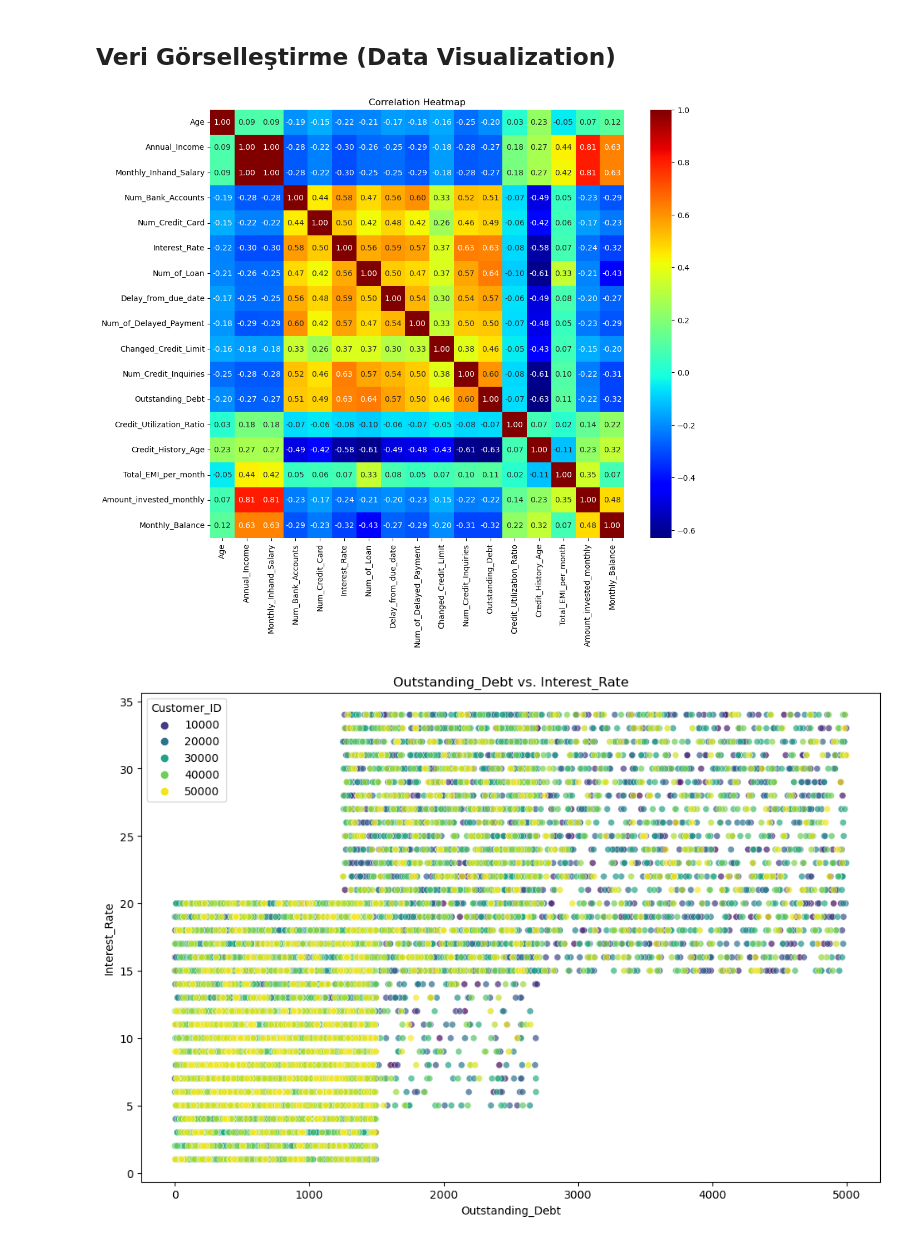
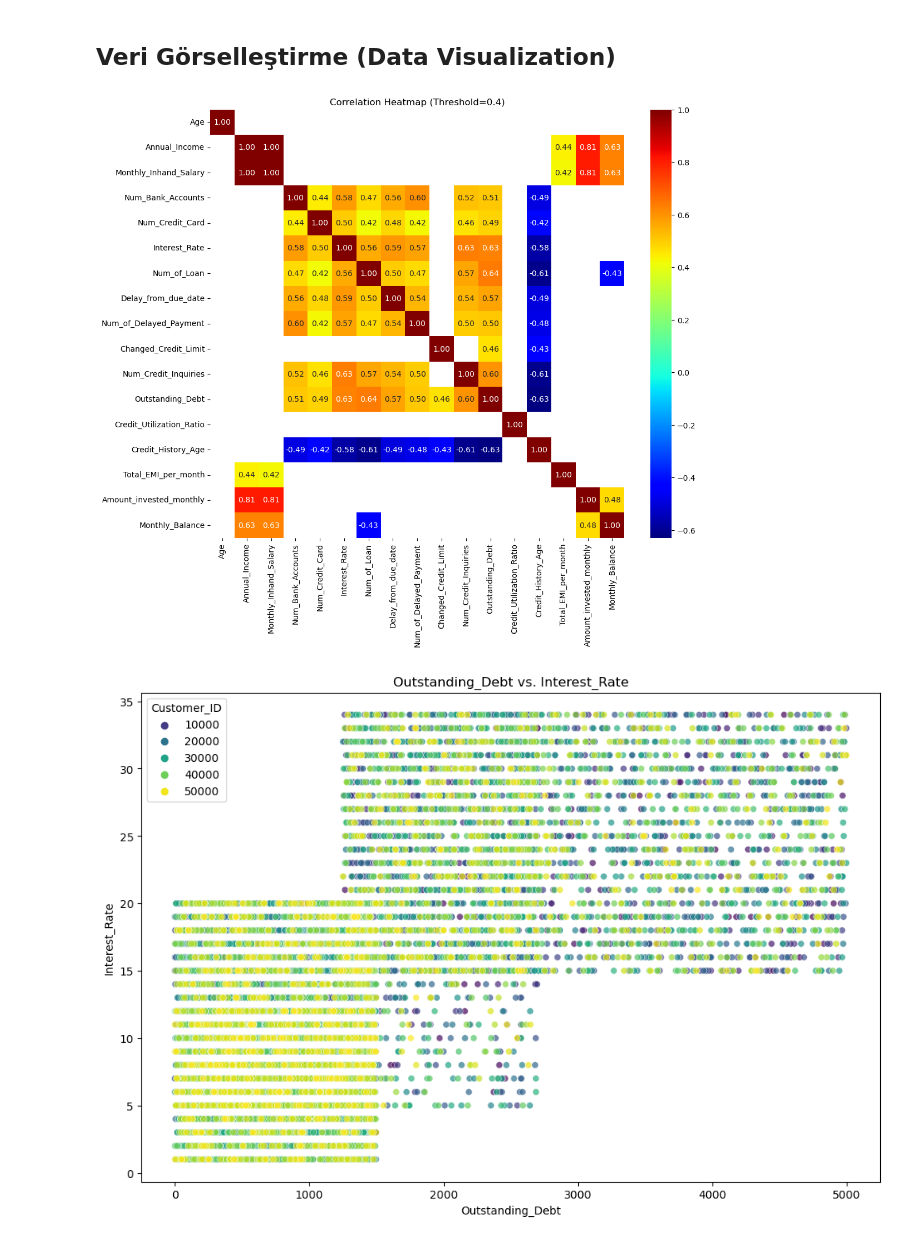
Before and after one commit to RumeysaHilal/Credit_Score_Prediction_Project, a Jupyter notebook: project_all.ipynb, the cells around one changed output. Cells and saved outputs as stored; diff of their text form; code cells hidden in the pictures.

```diff
--- a/project_all.ipynb
+++ b/project_all.ipynb
@@ -19,9 +19,9 @@ credit_func.create_dataFrame(credit_data, csv=True)
 # %% [markdown]
 ## Veri Görselleştirme (Data Visualization)
 # %%
-data_visualization.correlation_(credit_data, numeric_exclude=["ID", "Customer_ID","Month","SSN"])
+data_visualization.correlation_threshold(credit_data, numeric_exclude=["ID", "Customer_ID","Month","SSN"])
 # %% [output]
-[figure, old version]
+[figure, new version]
 # %%
 data_visualization.scatter_plot_grouped(credit_data,"Customer_ID", 'Outstanding_Debt', 'Interest_Rate', palette='viridis', alpha=0.7)
 # %% [output]
```
Also changed, not shown: parts of 2 cells of this notebook, 5 other files.
